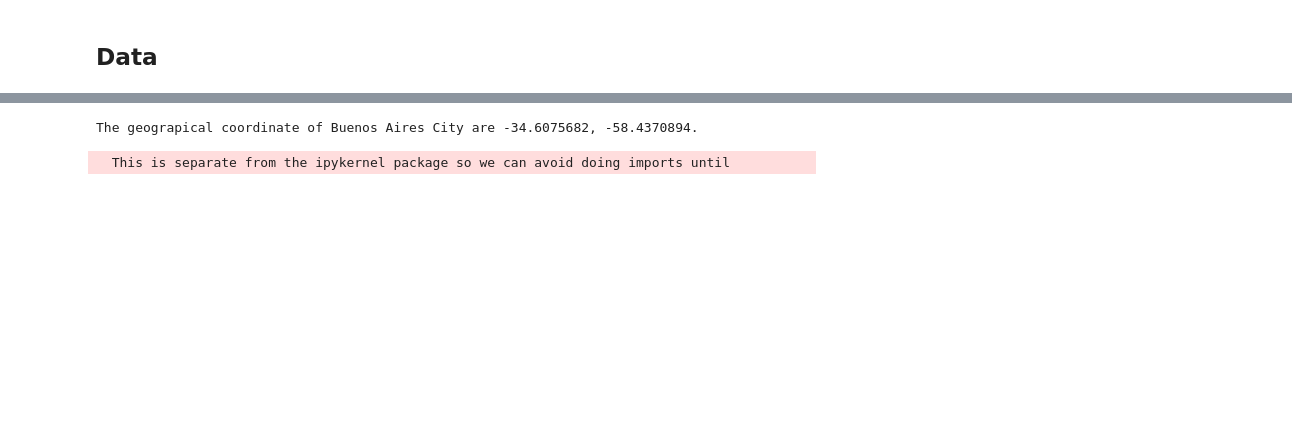
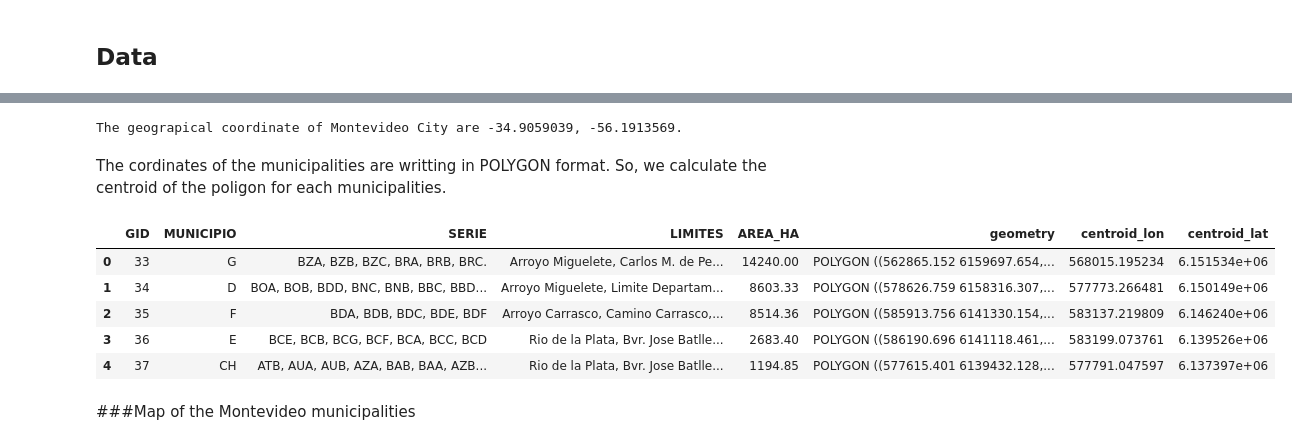
Before and after one commit to SarahLares/Coursera_Capstone, a Jupyter notebook: Capstone_The_Battle_of_the_Neighborhoods_for_a_Tea_Salon.ipynb, the cells around one changed output, grey strips where cells are left out. Drawn from its saved outputs; the diff is of its cells as text; code cells hidden in the pictures; blank space fills up the shorter version.

```diff
--- a/Capstone_The_Battle_of_the_Neighborhoods_for_a_Tea_Salon.ipynb
+++ b/Capstone_The_Battle_of_the_Neighborhoods_for_a_Tea_Salon.ipynb
@@ -50,10 +79,10 @@ import matplotlib.colors as colors
 # %%
-address = 'Buenos Aires, Argentina'
+address = 'Montevideo, Uruguay'
 
 geolocator = Nominatim(user_agent="ny_explorer")
 location = geolocator.geocode(address)
 latitude = location.latitude
 longitude = location.longitude
-print('The geograpical coordinate of Buenos Aires City are {}, {}.'.format(latitude, longitude))
+print('The geograpical coordinate of Montevideo City are {}, {}.'.format(latitude, longitude))
 # %% [output]
-The geograpical coordinate of Buenos Aires City are -34.6075682, -58.4370894.
+The geograpical coordinate of Montevideo City are -34.9059039, -56.1913569.
@@ -74,6 +89,19 @@ import numpy as np
+# %% [markdown]
+The cordinates of the municipalities are writting in POLYGON format. So, we calculate the centroid of the poligon for each
+municipalities.
 # %%
-BA_gdf = gpd.read_file('http://cdn.buenosaires.gob.ar/datosabiertos/datasets/barrios/barrios.geojson')
-BA_gdf['centroid_lon'] = BA_gdf['geometry'].centroid.x
-BA_gdf['centroid_lat'] = BA_gdf['geometry'].centroid.y
+MV_gdf = gpd.read_file('sig_municipios.dbf')
+MV_gdf['centroid_lon'] = MV_gdf['geometry'].centroid.x
+MV_gdf['centroid_lat'] = MV_gdf['geometry'].centroid.y
-# %% [output]
-  This is separate from the ipykernel package so we can avoid doing imports until
+# %%
+MV_gdf.head()
+# %% [output]
+|  | GID | MUNICIPIO | SERIE | LIMITES | AREA_HA | geometry | centroid_lon | centroid_lat |
+| 0 | 33 | G | BZA, BZB, BZC, BRA, BRB, BRC. | Arroyo Miguelete, Carlos M. de Pe... | 14240.00 | POLYGON ((562865.152 6159697.654,... | 568015.195234 | 6.151534e+06 |
+| 1 | 34 | D | BOA, BOB, BDD, BNC, BNB, BBC, BBD... | Arroyo Miguelete, Limite Departam... | 8603.33 | POLYGON ((578626.759 6158316.307,... | 577773.266481 | 6.150149e+06 |
+| 2 | 35 | F | BDA, BDB, BDC, BDE, BDF | Arroyo Carrasco, Camino Carrasco,... | 8514.36 | POLYGON ((585913.756 6141330.154,... | 583137.219809 | 6.146240e+06 |
+| 3 | 36 | E | BCE, BCB, BCG, BCF, BCA, BCC, BCD | Rio de la Plata, Bvr. Jose Batlle... | 2683.40 | POLYGON ((586190.696 6141118.461,... | 583199.073761 | 6.139526e+06 |
+| 4 | 37 | CH | ATB, AUA, AUB, AZA, BAB, BAA, AZB... | Rio de la Plata, Bvr. Jose Batlle... | 1194.85 | POLYGON ((577615.401 6139432.128,... | 577791.047597 | 6.137397e+06 |
+# %% [markdown]
+
+###Map of the Montevideo municipalities
```
Also changed, not shown: parts of 19 cells of this notebook.
